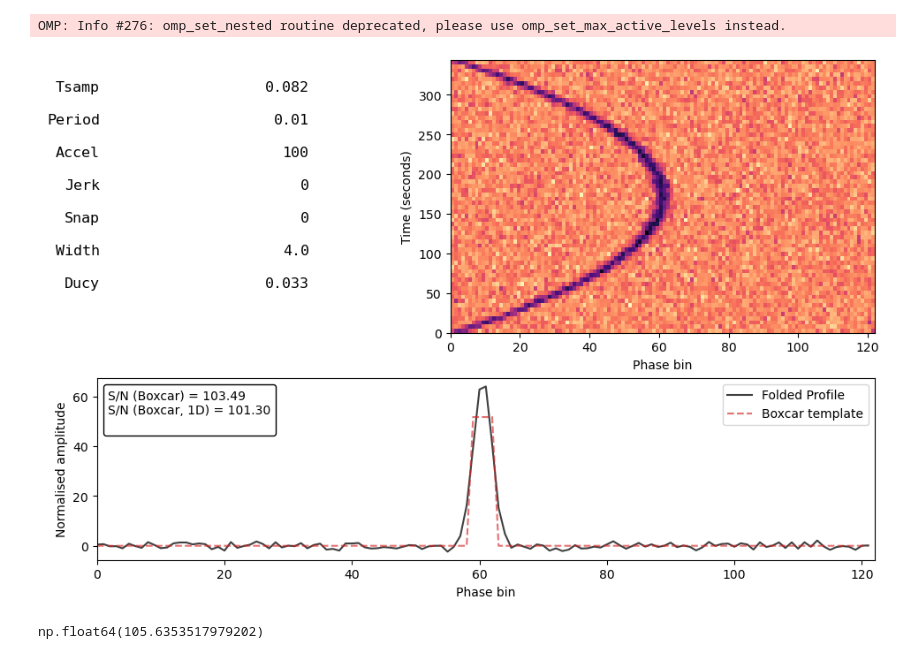
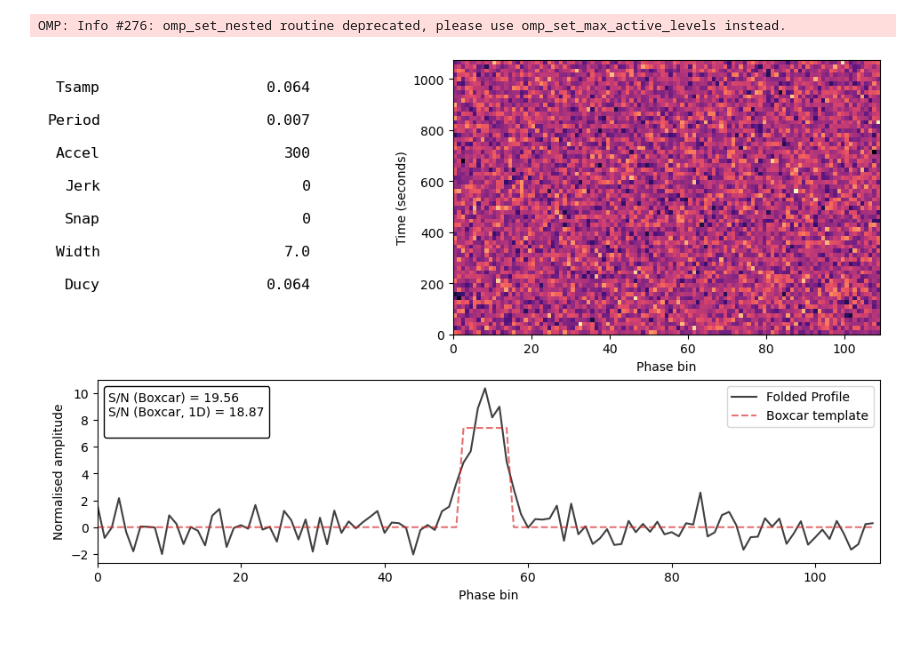
Before and after one commit to pravirkr/pyloki, a Jupyter notebook: examples/ffa_accel.ipynb, the cells around one changed output. Saved outputs shown, nothing was run; the diff lists cells and outputs as text; code cells hidden in the pictures.

```diff
--- a/examples/ffa_accel.ipynb
+++ b/examples/ffa_accel.ipynb
@@ -12,14 +12,14 @@ from matplotlib import pyplot as plt
 # %% [output]
 OMP: Info #276: omp_set_nested routine deprecated, please use omp_set_max_active_levels instead.
 # %%
-pulsar_period = 0.01
-dt = 8.192e-5
-accel = 100
-nsamps = 2**22
+pulsar_period = 0.007
+dt = 64e-6
+accel = 300
+nsamps = 2**24
 mod_kwargs = {"acc": accel}
 
-cfg = PulseSignalConfig(period=pulsar_period, dt=dt, nsamps=nsamps, snr=100, ducy=0.05, mod_kwargs=mod_kwargs)
+cfg = PulseSignalConfig(period=pulsar_period, dt=dt, nsamps=nsamps, snr=20, ducy=0.1, mod_kwargs=mod_kwargs)
 tim_data = cfg.generate(shape="gaussian")
 tim_data.plot_fold(cfg.freq, cfg.fold_bins, mod_kwargs=mod_kwargs); plt.show()
 # %% [output]
-[figure, old version]
+[figure, new version]
@@ -32,7 +26,3 @@ sig_boxcar = sig_filters.MatchedFilter(ephem_fold, loc_method="norm", scale_meth
-# %%
-sig_boxcar.snr
-# %% [output]
-np.float64(105.6353517979202)
 # %%
 tol_bins = cfg.tol_bins
 fold_bins = cfg.fold_bins_ideal
```
Also changed, not shown: parts of 10 cells of this notebook, 12 other files.
